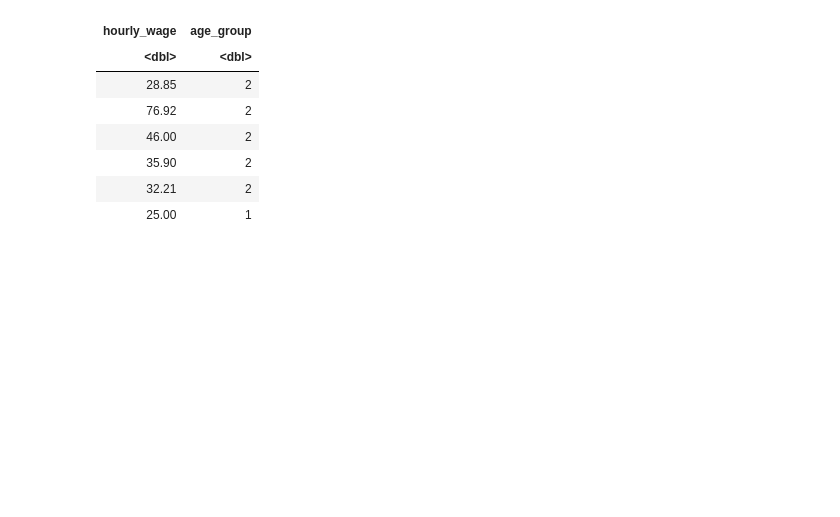
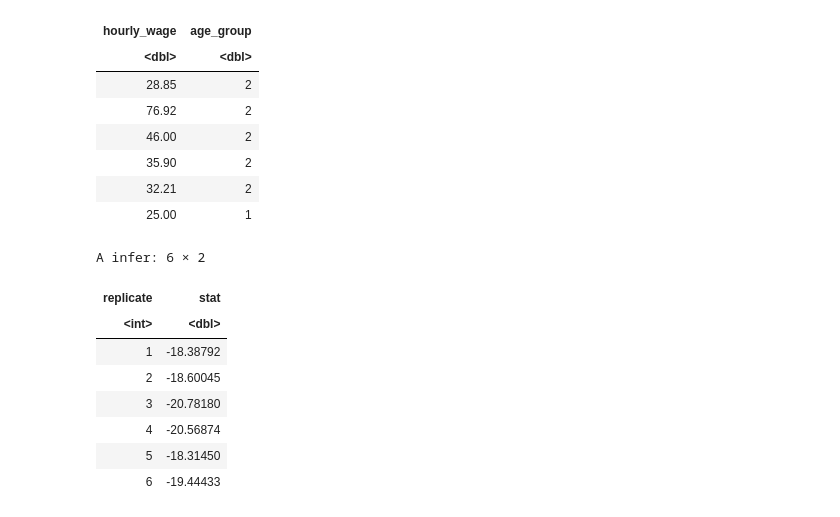
Before and after one commit to GWilliam02/STAT201-Project, a Jupyter notebook: ConfidenceInterval.ipynb, the cells around one changed output. Cells and saved outputs as stored; diff of their text form; code cells hidden in the pictures; blank space fills up the shorter version.

```diff
--- a/ConfidenceInterval.ipynb
+++ b/ConfidenceInterval.ipynb
@@ -153,3 +139,20 @@ A tibble: 6 × 2
 | 35.90 | 2 |
 | 32.21 | 2 |
 | 25.00 | 1 |
+# %%
+null_model_wage <- employment_clean |>
+                    specify(formula = hourly_wage ~ age_group) |>
+                    generate(reps = 1000, type = "bootstrap") |>
+                    calculate(stat = "diff in means", order = c("1","2"))
+
+head(null_model_wage)
+# %% [output]
+A infer: 6 × 2
+| replicate | stat |
+| <int> | <dbl> |
+| 1 | -18.38792 |
+| 2 | -18.60045 |
+| 3 | -20.78180 |
+| 4 | -20.56874 |
+| 5 | -18.31450 |
+| 6 | -19.44433 |
```
Also changed, not shown: parts of 7 cells of this notebook, 1 other file.
